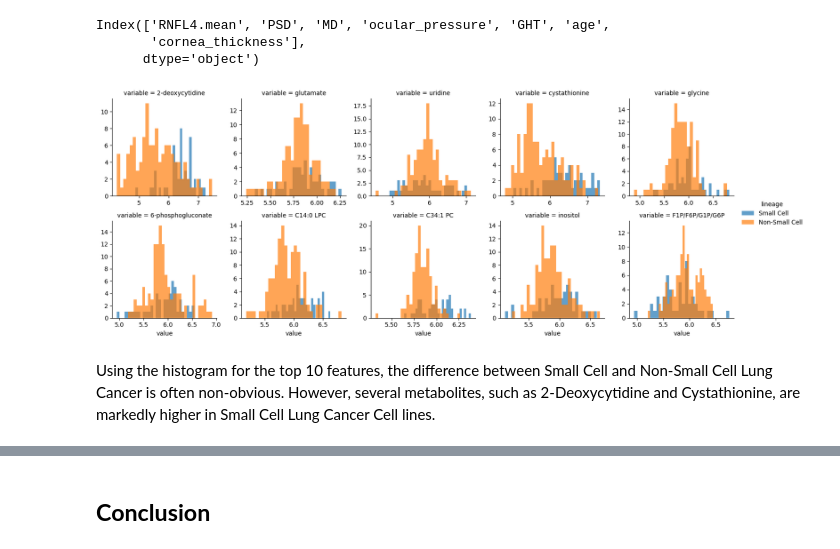
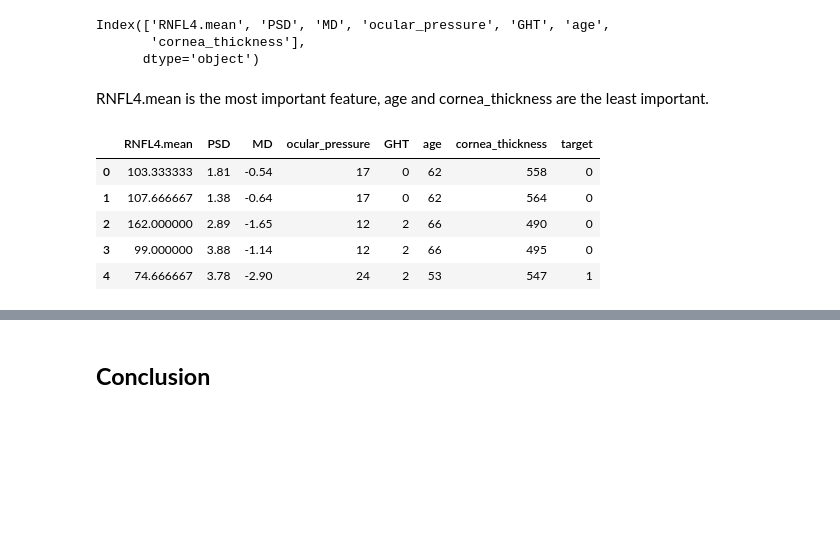
Before and after one commit to gc2321/3235-Machine-Learning, a Jupyter notebook: lung/glaucoma.ipynb, the cells around one changed output, grey strips where cells are left out. Cells and saved outputs as stored; diff of their text form; code cells hidden in the pictures; blank space fills up the shorter version.

```diff
--- a/lung/glaucoma.ipynb
+++ b/lung/glaucoma.ipynb
@@ -597,21 +597,5 @@ X.columns[sorted_indices]
 Index(['RNFL4.mean', 'PSD', 'MD', 'ocular_pressure', 'GHT', 'age',
        'cornea_thickness'],
       dtype='object')
-# %%
-import seaborn as sns
-
-# Select top 10 features
-top_10_indices = sorted(range(len(coefficients)), key=lambda i: abs(coefficients[i]), reverse=True)[:10]
-top_10_features = [data.columns[i] for i in top_10_indices]
-
-data_melted = pd.melt(data, id_vars='lineage', value_vars=top_10_features)
-
-# Plot histograms using FacetGrid
-g = sns.FacetGrid(data_melted, col='variable', hue='lineage', col_wrap=5, sharex=False, sharey=False)
-g.map(plt.hist, 'value', bins=30, alpha=0.7)
-g.add_legend()
-plt.show()
-# %% [output]
-[figure, removed]
-# %% [markdown]
-Using the histogram for the top 10 features, the difference between Small Cell and Non-Small Cell Lung Cancer is often non-obvious. However, several metabolites, such as 2-Deoxycytidine and Cystathionine, are markedly higher in Small Cell Lung Cancer Cell lines.
+# %% [markdown]
+RNFL4.mean is the most important feature, age and cornea_thickness are the least important.
@@ -617,0 +605,9 @@ Using the histogram for the top 10 features, the difference between Small Cell a
+# %%
+df.head()
+# %% [output]
+|  | RNFL4.mean | PSD | MD | ocular_pressure | GHT | age | cornea_thickness | target |
+| 0 | 103.333333 | 1.81 | -0.54 | 17 | 0 | 62 | 558 | 0 |
+| 1 | 107.666667 | 1.38 | -0.64 | 17 | 0 | 62 | 564 | 0 |
+| 2 | 162.000000 | 2.89 | -1.65 | 12 | 2 | 66 | 490 | 0 |
+| 3 | 99.000000 | 3.88 | -1.14 | 12 | 2 | 66 | 495 | 0 |
+| 4 | 74.666667 | 3.78 | -2.90 | 24 | 2 | 53 | 547 | 1 |
```
Also changed, not shown: parts of 4 cells of this notebook.
